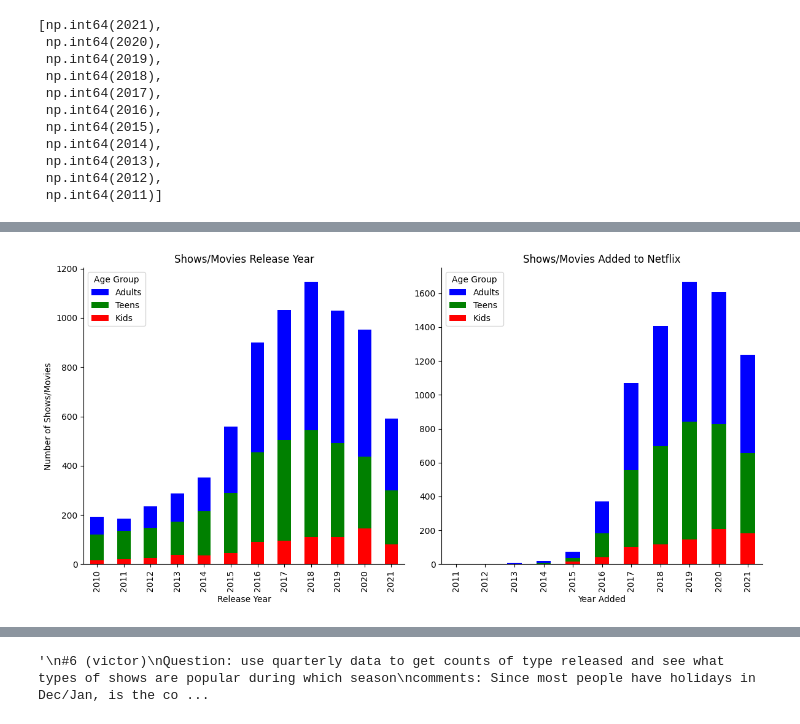
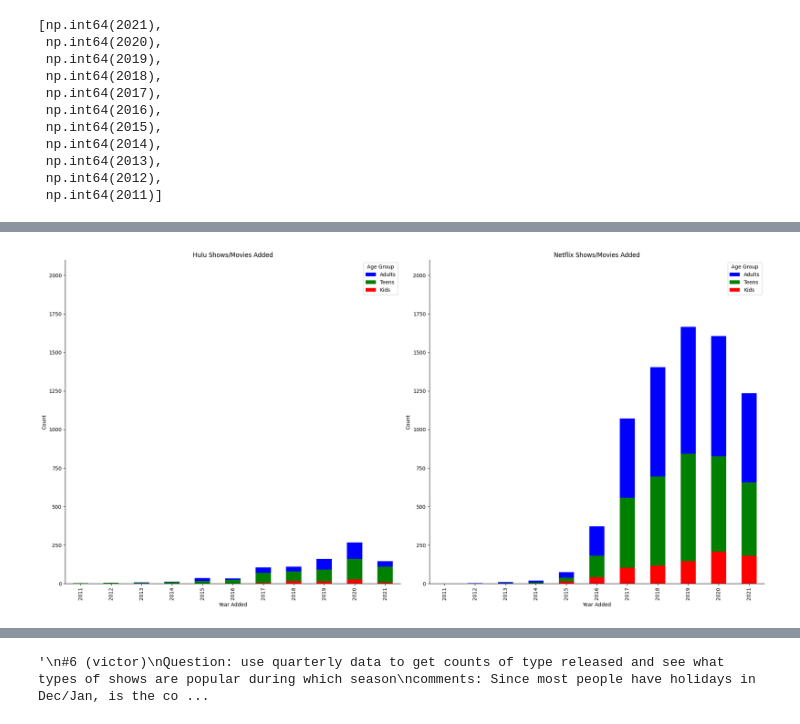
Before and after one commit to RickyMiura/Netflix-Hulu-EDA, a Jupyter notebook: victor_visuals.ipynb, the cells around one changed output, grey strips where cells are left out. Cells and saved outputs as stored; diff of their text form; code cells hidden in the pictures.

```diff
--- a/victor_visuals.ipynb
+++ b/victor_visuals.ipynb
@@ -32,2 +36,4 @@ memory usage: 1.2+ MB
+# %%
+df = pd.read_csv('combined_data.csv')
 # %%
 df['date_added'] = pd.to_datetime(df['date_added'], errors='coerce')
@@ -124,7 +140,7 @@ age_groups = {
 
 df['age_group'] = df['rating'].map(age_groups)
 # %%
-filther_col = ['type', 'release_year', 'age_group', 'year']
+filther_col = ['type', 'release_year', 'age_group', 'year', 'service']
 df_age = df[filther_col]
 df_age.head()
 # %% [output]
@@ -137,57 +153,57 @@ df_age.head()
 # %%
-# Group by age_group
-release_year_age_group = df.groupby(['release_year', 'age_group']).size().unstack(fill_value=0)
-year_added_age_group = df.groupby(['year', 'age_group']).size().unstack(fill_value=0)
+# Split the data into Hulu and Netflix
+df_hulu = df_age[df_age['service'] == 'hulu']
+df_netflix = df_age[df_age['service'] == 'netflix']
+
+# Group by year and age group for Hulu
+year_added_age_group_hulu = df_hulu.groupby(['year', 'age_group']).size().unstack(fill_value=0)
+
+# Group by year and age group for Netflix
+year_added_age_group_netflix = df_netflix.groupby(['year', 'age_group']).size().unstack(fill_value=0)
 
 # Desired order
 desired_order = ['Kids', 'Teens', 'Adults']
 
-# Reorder the columns of the DataFrame
-release_year_age_group = release_year_age_group[desired_order]
-year_added_age_group = year_added_age_group[desired_order]
+# Reorder the columns of the DataFrame for Hulu
+year_added_age_group_hulu = year_added_age_group_hulu[desired_order]
+
+# Reorder the columns of the DataFrame for Netflix
+year_added_age_group_netflix = year_added_age_group_netflix[desired_order]
 
 # Define colors for each age group
 colors = ['red', 'green', 'blue']
 
 # Plotting the charts
-fig, axes = plt.subplots(1, 2, figsize=(12, 6))
+fig, axes = plt.subplots(1, 2, figsize=(20, 10))
 
-# Plot 1: Age group targeting over release years
-release_year_age_group.plot(kind='bar', stacked=True, ax=axes[0], color = colors)
-
-# can order in this way too
-# axes[0].bar(release_year_age_group.index, release_year_age_group['Adults'], label='Adults')
-# axes[0].bar(release_year_age_group.index, release_year_age_group['Teens'], label='Teens')
-# axes[0].bar(release_year_age_group.index, release_year_age_group['Kids'], label='Kids')
-
-axes[0].set_title('Shows/Movies Release Year')
-axes[0].set_xlabel('Release Year')
-axes[0].set_ylabel('Number of Shows/Movies')
+# Plot 1: Age group targeting by year shows/movies added to Hulu
+year_added_age_group_hulu.plot(kind='bar', stacked=True, ax=axes[0], color=colors)
+axes[0].set_title('Hulu Shows/Movies Added')
+axes[0].set_xlabel('Year Added')
+axes[0].set_ylabel('Count')
+axes[0].set_ylim(0, 2100)  # Set the y-axis limit
 axes[0].legend(title='Age Group')
 
-# Plot 2: Age group targeting over years shows/movies added to Netflix
-year_added_age_group.plot(kind='bar', stacked=True, ax=axes[1], color = colors)
-axes[1].set_title('Shows/Movies Added to Netflix')
+# Plot 2: Age group targeting by year shows/movies added to Netflix
+year_added_age_group_netflix.plot(kind='bar', stacked=True, ax=axes[1], color=colors)
+axes[1].set_title('Netflix Shows/Movies Added')
 axes[1].set_xlabel('Year Added')
+axes[1].set_ylabel('Count')
+axes[1].set_ylim(0, 2100)  # Set the y-axis limit
 axes[1].legend(title='Age Group')
 
 # Get rid of spines
-axes[0].spines['top'].set_visible(False)
-axes[0].spines['right'].set_visible(False)
-axes[1].spines['top'].set_visible(False)
-axes[1].spines['right'].set_visible(False)
+for ax in axes.flat:
+    ax.spines['top'].set_visible(False)
+    ax.spines['right'].set_visible(False)
 
 # Custom legend order
-handles, labels = axes[0].get_legend_handles_labels()
-order = [2, 1, 0]  # Adults, Teens, Kids
-axes[0].legend([handles[idx] for idx in order], [labels[idx] for idx in order], title='Age Group')
-
-handles, labels = axes[1].get_legend_handles_labels()
-order = [2, 1, 0]  # Adults, Teens, Kids
-axes[1].legend([handles[idx] for idx in order], [labels[idx] for idx in order], title='Age Group')
-
+for ax in axes.flat:
+    handles, labels = ax.get_legend_handles_labels()
+    order = [2, 1, 0]  # Adults, Teens, Kids
+    ax.legend([handles[idx] for idx in order], [labels[idx] for idx in order], title='Age Group')
 
 plt.tight_layout()
 plt.show()
 # %% [output]
-[figure, old version]
+[figure, new version]
```
Also changed, not shown: parts of 12 cells of this notebook.
